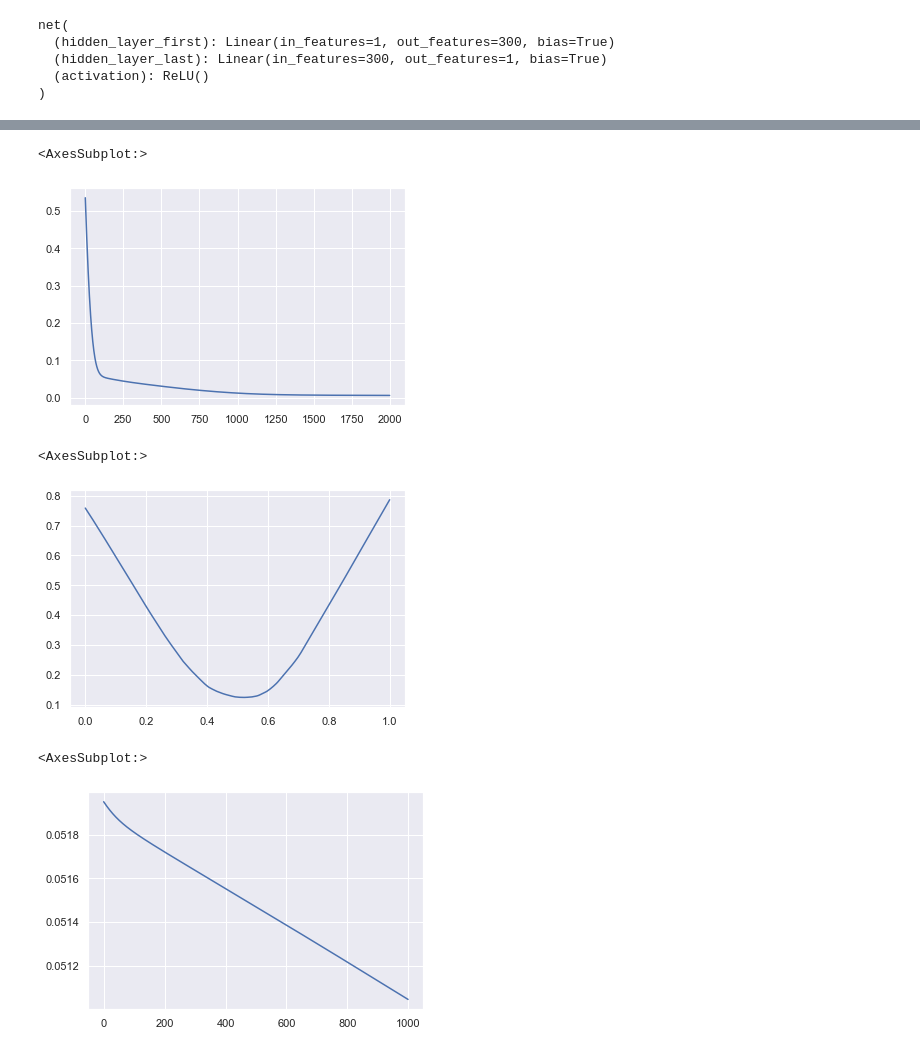
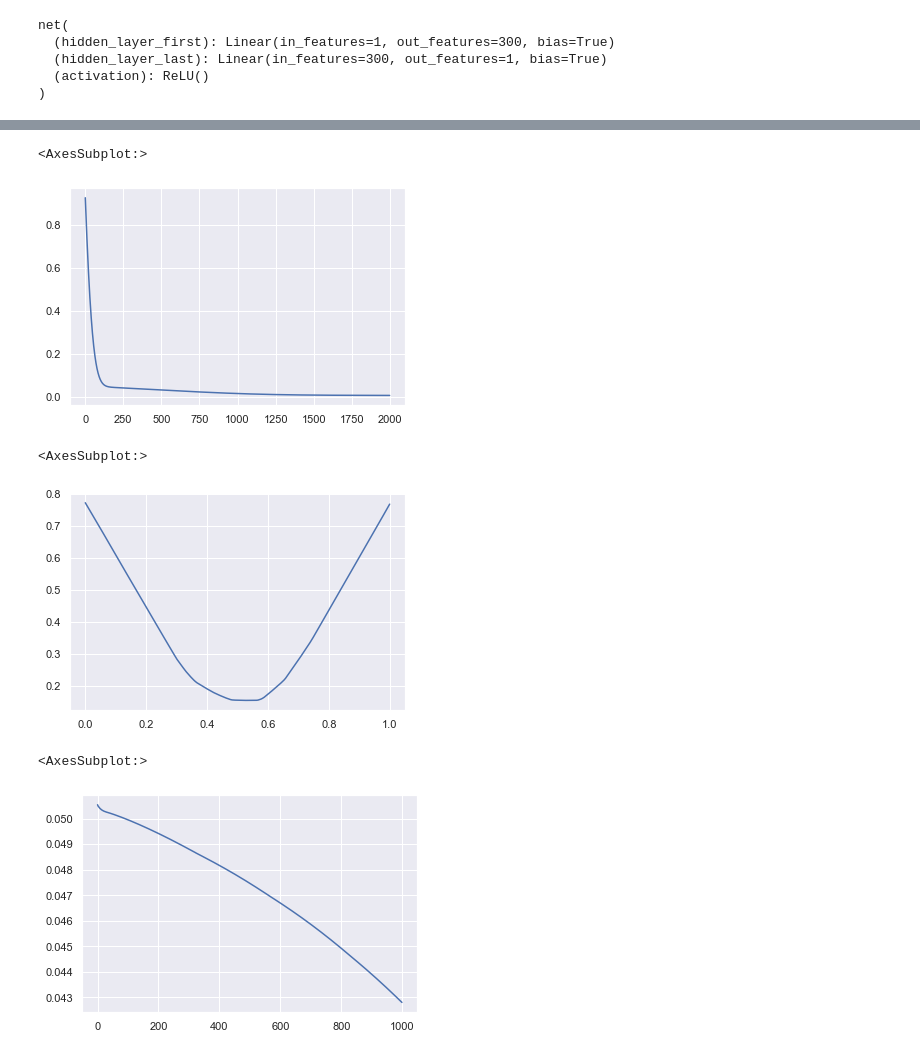
Before and after one commit to israfilovamaria/Pytorch, a Jupyter notebook: first NNs.ipynb, the cells around one changed output, grey strips where cells are left out. Saved outputs shown, nothing was run; the diff lists cells and outputs as text; code cells hidden in the pictures.

Commit message:
forgot about train and eval modules

```diff
--- a/first NNs.ipynb
+++ b/first NNs.ipynb
@@ -100,6 +100,7 @@ data = TensorDataset(X, Y)
 # %%
 optimiser = optim.Adam(net.parameters(), lr=1e-4)
 mse_loss = []
+net.train()
 for epoch in range(2000):
     y_pred = net(X)
     error = loss(Y, y_pred)
@@ -113,5 +114,5 @@ sns.set()
 sns.lineplot( x = np.arange(2000), y = torch.tensor(mse_loss).detach().numpy())
 # %% [output]
 <AxesSubplot:>
-[figure, old version]
+[figure, new version]
 # %%
@@ -120,7 +122,7 @@ y_pred = net(X)
 sns.lineplot(x = X.squeeze(1).detach(), y = y_pred.squeeze(1).detach())
 # %% [output]
 <AxesSubplot:>
-[figure, old version]
+[figure, new version]
 # %%
 class curve_net(nn.Module):
     def __init__(self):
@@ -135,8 +137,9 @@ class curve_net(nn.Module):
 # %%
 net = curve_net()
 # %%
-optimiser = optim.Adam(net.parameters(), lr=1e-5)
+optimiser = optim.Adam(net.parameters(), lr=1e-4)
 mse_loss = []
+net.train()
 for epoch in range(1000):
     y_pred = net(X)
     error = loss(Y, y_pred)
@@ -147,8 +150,8 @@ for epoch in range(1000):
 # %%
 import seaborn as sns
 sns.set()
-sns.lineplot(np.arange(1000), torch.tensor(mse_loss).detach().numpy())
+sns.lineplot(x = np.arange(1000), y = torch.tensor(mse_loss).detach().numpy())
 # %% [output]
 <AxesSubplot:>
-[figure, old version]
+[figure, new version]
 # %%
```
Also changed, not shown: parts of 4 cells of this notebook.
